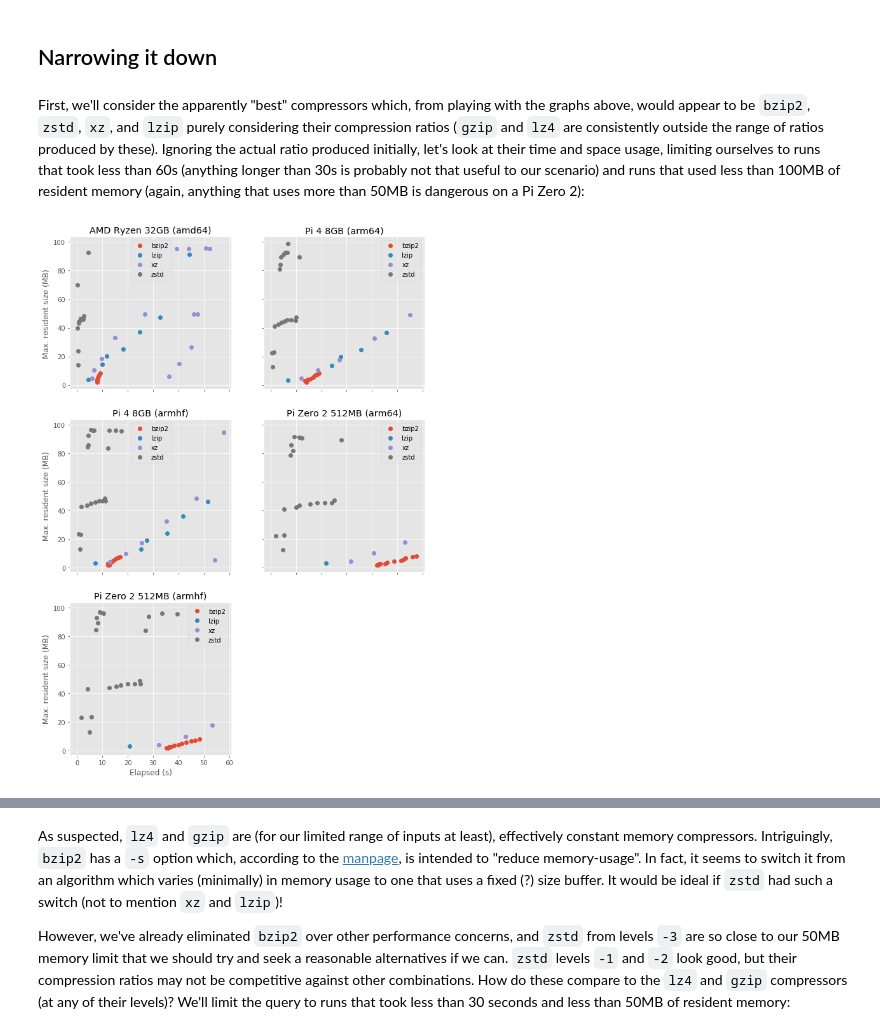
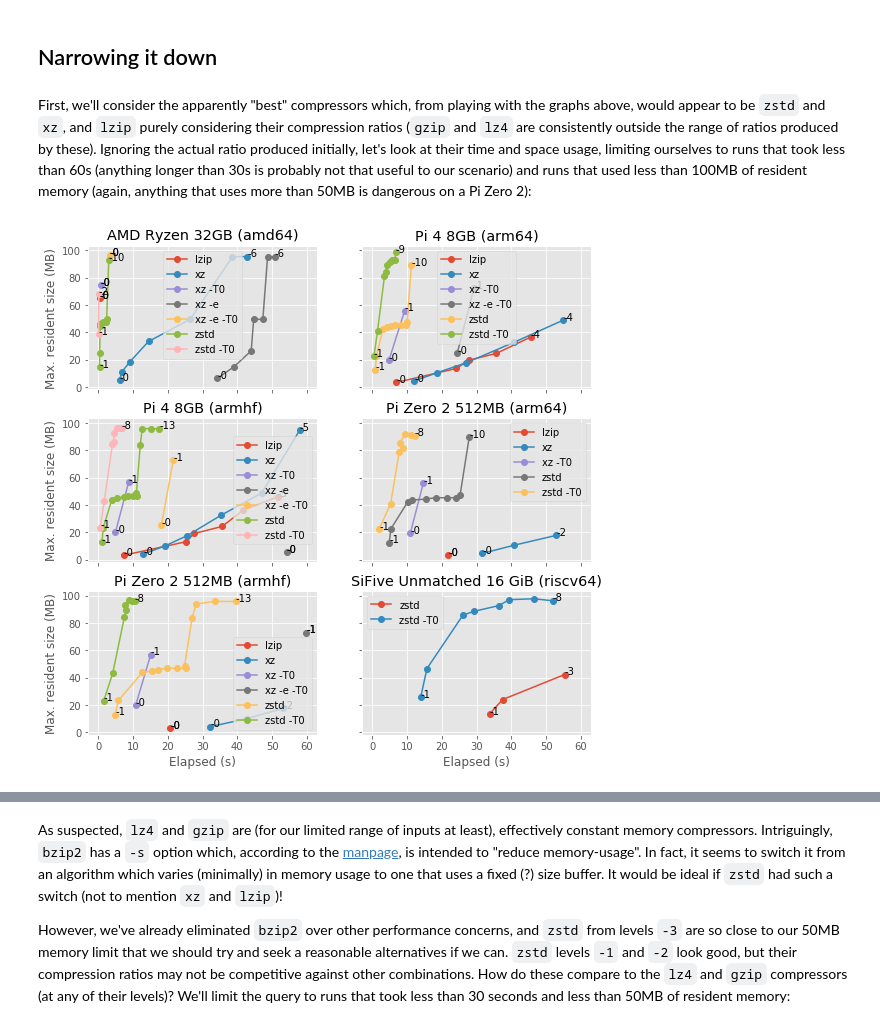
Before and after one commit to waveform80/compression, a Jupyter notebook: analysis.ipynb, the cells around one changed output, grey strips where cells are left out. Saved outputs shown, nothing was run; the diff lists cells and outputs as text; code cells hidden in the pictures.

```diff
--- a/analysis.ipynb
+++ b/analysis.ipynb
@@ -421,3 +770,0 @@ usage of `gzip`:
-# %%
-compressor_options = list(
-    conn.execute("SELECT compressor, options FROM options"))
@@ -474,7 +772,7 @@ Rough observations from these graphs:
 ## Narrowing it down
 # %% [markdown]
 First, we'll consider the apparently "best" compressors which, from playing with the
-graphs above, would appear to be `bzip2`, `zstd`, `xz`, and `lzip` purely
+graphs above, would appear to be `zstd` and `xz`, and `lzip` purely
 considering their compression ratios (`gzip` and `lz4` are consistently outside
 the range of ratios produced by these). Ignoring the actual ratio produced
 initially, let's look at their time and space usage, limiting ourselves to runs
@@ -484,16 +782,17 @@ anything that uses more than 50MB is dangerous on a Pi Zero 2):
 # %%
 render_multi_xy(conn.execute("""
 SELECT
-    machine || ' (' || arch || ')' AS title,
-    compressor AS series,
+    machine_arch,
+    compressor_options,
+    level,
     comp_duration AS "Elapsed (s)",
     comp_max_mem / 1048576.0 AS "Max. resident size (MB)"
-FROM results
+FROM analysis
 WHERE succeeded = 1
 AND comp_duration < 60
 AND comp_max_mem < (100 * 1048576)
-AND compressor IN ('bzip2', 'zstd', 'xz', 'lzip')
-ORDER BY title, series
+AND compressor IN ('zstd', 'xz', 'lzip')
+ORDER BY machine_arch, compressor_options, level_order
 """))
 # %% [output]
-[figure, old version]
+[figure, new version]
```
Also changed, not shown: parts of 35 cells of this notebook, 1 other file.
